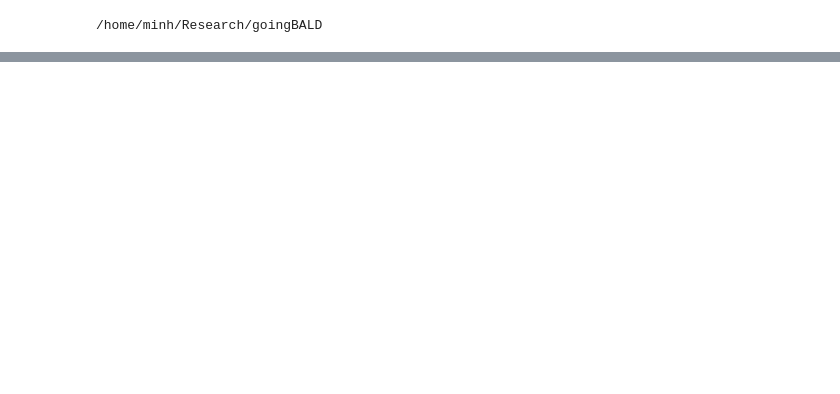
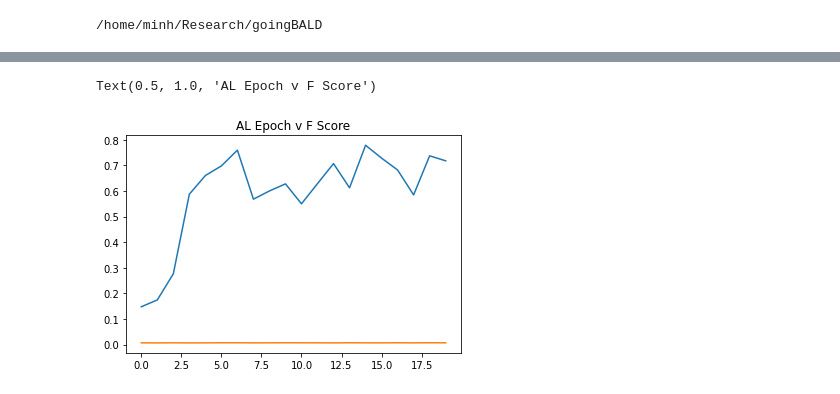
Before and after one commit to MinhxLe/goingBALD, a Jupyter notebook: notebooks/experiment_analysis.ipynb, the cells around one changed output, grey strips where cells are left out. Saved outputs shown, nothing was run; the diff lists cells and outputs as text; code cells hidden in the pictures; blank space fills up the shorter version.

```diff
--- a/notebooks/experiment_analysis.ipynb
+++ b/notebooks/experiment_analysis.ipynb
@@ -40,0 +85,8 @@ for i in range(args.al_epochs)
+# %%
+fig, ax = plt.subplots()
+ax.plot(range(args.al_epochs), f_scores)
+ax.plot(range(args.al_epochs), random_f_scores)
+ax.set_title('AL Epoch v F Score')
+# %% [output]
+Text(0.5, 1.0, 'AL Epoch v F Score')
+[figure, added]
```
Also changed, not shown: parts of 13 cells of this notebook, 8 other files.
